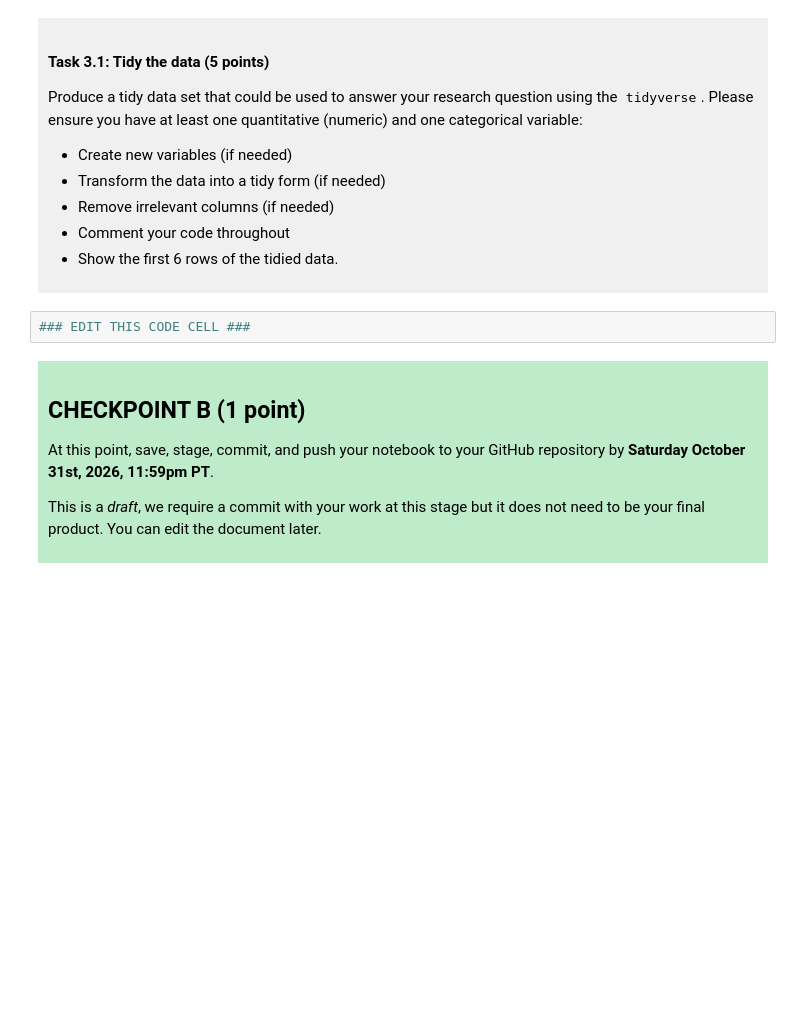
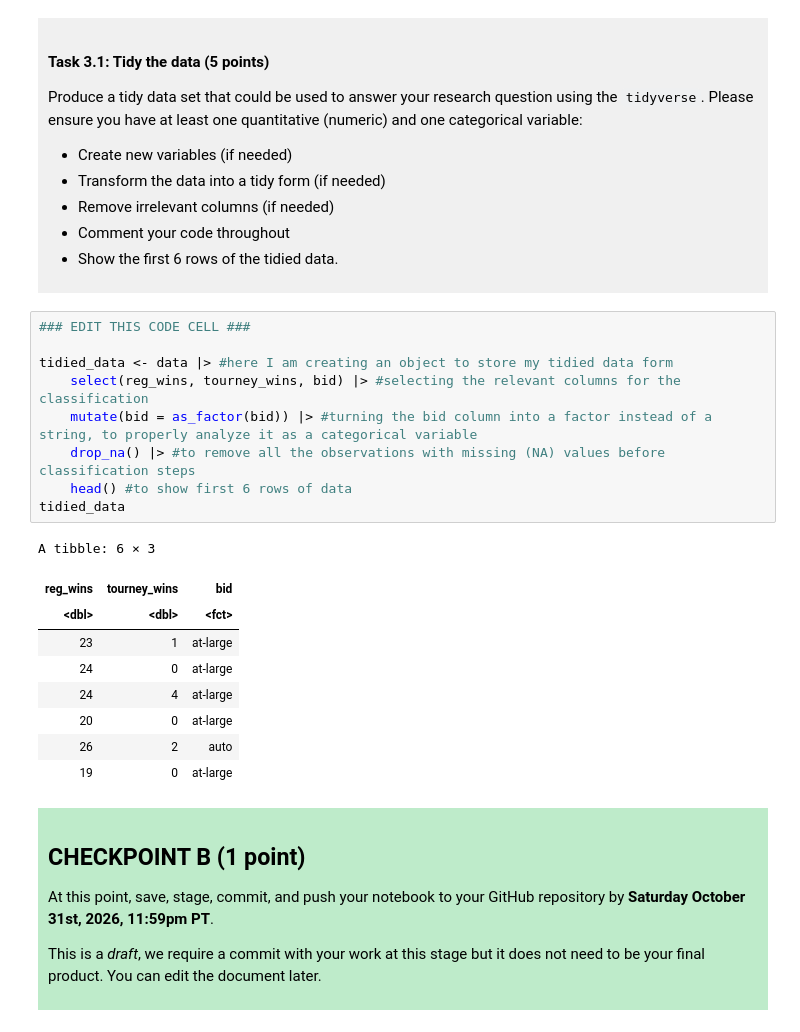
Before and after one commit to mateyasigur/dsci-100-project-Mateya-Sigur, a Jupyter notebook: dsci-100-project-notebook.ipynb, the cells around one changed output. Drawn from its saved outputs; the diff is of its cells as text; blank space fills up the shorter version.

```diff
--- a/dsci-100-project-notebook.ipynb
+++ b/dsci-100-project-notebook.ipynb
@@ -201,6 +220,23 @@ Produce a tidy data set that could be used to answer your research question usin
 </div>
 # %%
 ### EDIT THIS CODE CELL ###
+
+tidied_data <- data |> #here I am creating an object to store my tidied data form
+    select(reg_wins, tourney_wins, bid) |> #selecting the relevant columns for the classification
+    mutate(bid = as_factor(bid)) |> #turning the bid column into a factor instead of a string, to properly analyze it as a categorical variable
+    drop_na() |> #to remove all the observations with missing (NA) values before classification steps
+    head() #to show first 6 rows of data
+tidied_data
+# %% [output]
+A tibble: 6 × 3
+| reg_wins | tourney_wins | bid |
+| <dbl> | <dbl> | <fct> |
+| 23 | 1 | at-large |
+| 24 | 0 | at-large |
+| 24 | 4 | at-large |
+| 20 | 0 | at-large |
+| 26 | 2 | auto |
+| 19 | 0 | at-large |
 # %% [markdown]
 <div style="background-color: #beebca; padding: 10px;">
 
```
Also changed, not shown: parts of 4 cells of this notebook.
